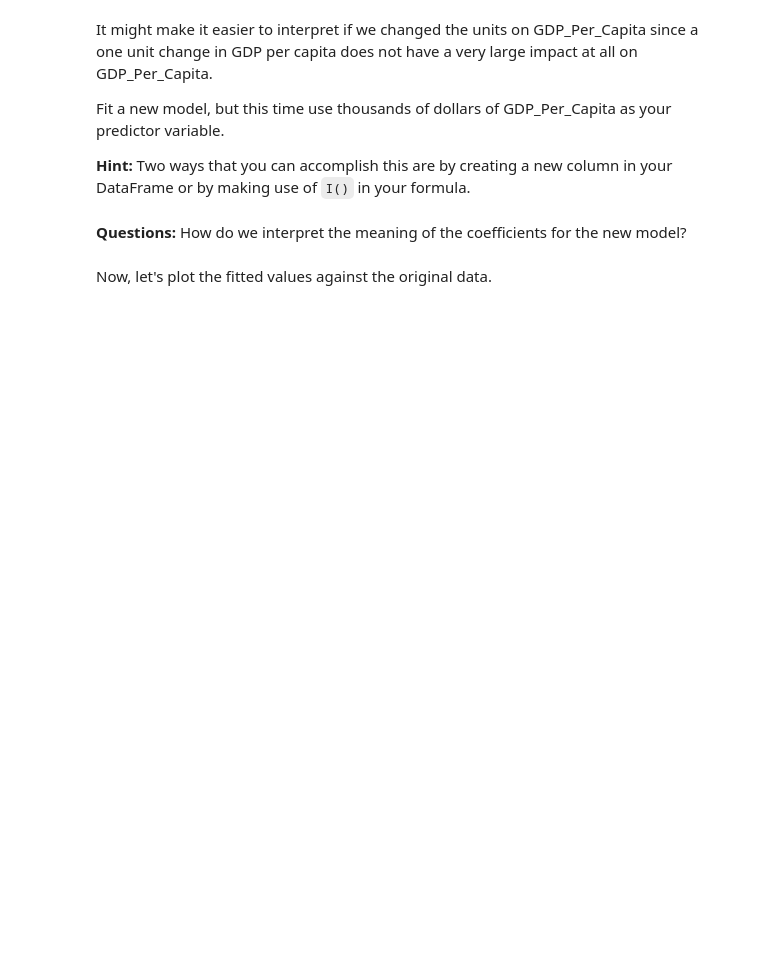
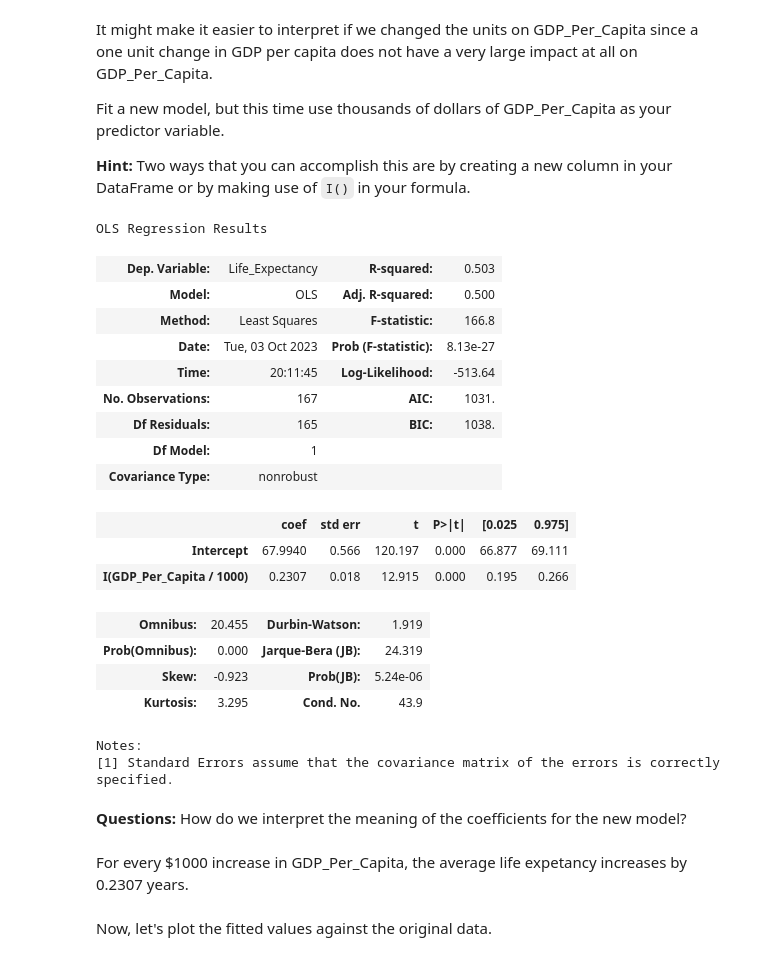
Before and after one commit to nss-data-science-cohort-7/linear-regression-practice-MultidisciplinaryDeepDives, a Jupyter notebook: notebooks/StatisticalModeling_Pt1_LinearRegression.ipynb, the cells around one changed output. Saved outputs shown, nothing was run; the diff lists cells and outputs as text; code cells hidden in the pictures; blank space fills up the shorter version.

```diff
--- a/notebooks/StatisticalModeling_Pt1_LinearRegression.ipynb
+++ b/notebooks/StatisticalModeling_Pt1_LinearRegression.ipynb
@@ -70,10 +74,32 @@ Fit a new model, but this time use thousands of dollars of GDP_Per_Capita as you
 
 **Hint:** Two ways that you can accomplish this are by creating a new column in your DataFrame or by making use of `I()` in your formula.
 # %%
-lm = # Fill This In
+lm = smf.ols('Life_Expectancy ~ I(GDP_Per_Capita/1000)', data = gdp_le_2019).fit()
 lm.summary()
+# %% [output]
+OLS Regression Results
+| Dep. Variable: | Life_Expectancy | R-squared: | 0.503 |
+| Model: | OLS | Adj. R-squared: | 0.500 |
+| Method: | Least Squares | F-statistic: | 166.8 |
+| Date: | Tue, 03 Oct 2023 | Prob (F-statistic): | 8.13e-27 |
+| Time: | 20:11:45 | Log-Likelihood: | -513.64 |
+| No. Observations: | 167 | AIC: | 1031. |
+| Df Residuals: | 165 | BIC: | 1038. |
+| Df Model: | 1 |  |  |
+| Covariance Type: | nonrobust |  |  |
+|  | coef | std err | t | P>|t| | [0.025 | 0.975] |
+| Intercept | 67.9940 | 0.566 | 120.197 | 0.000 | 66.877 | 69.111 |
+| I(GDP_Per_Capita / 1000) | 0.2307 | 0.018 | 12.915 | 0.000 | 0.195 | 0.266 |
+| Omnibus: | 20.455 | Durbin-Watson: | 1.919 |
+| Prob(Omnibus): | 0.000 | Jarque-Bera (JB): | 24.319 |
+| Skew: | -0.923 | Prob(JB): | 5.24e-06 |
+| Kurtosis: | 3.295 | Cond. No. | 43.9 |
+Notes:
+[1] Standard Errors assume that the covariance matrix of the errors is correctly specified.
 # %% [markdown]
 **Questions:** How do we interpret the meaning of the coefficients for the new model?
+# %% [markdown]
+For every $1000 increase in GDP_Per_Capita, the average life expetancy increases by 0.2307 years.
 # %% [markdown]
 Now, let's plot the fitted values against the original data.
 # %%
```
Also changed, not shown: parts of 17 cells of this notebook.
